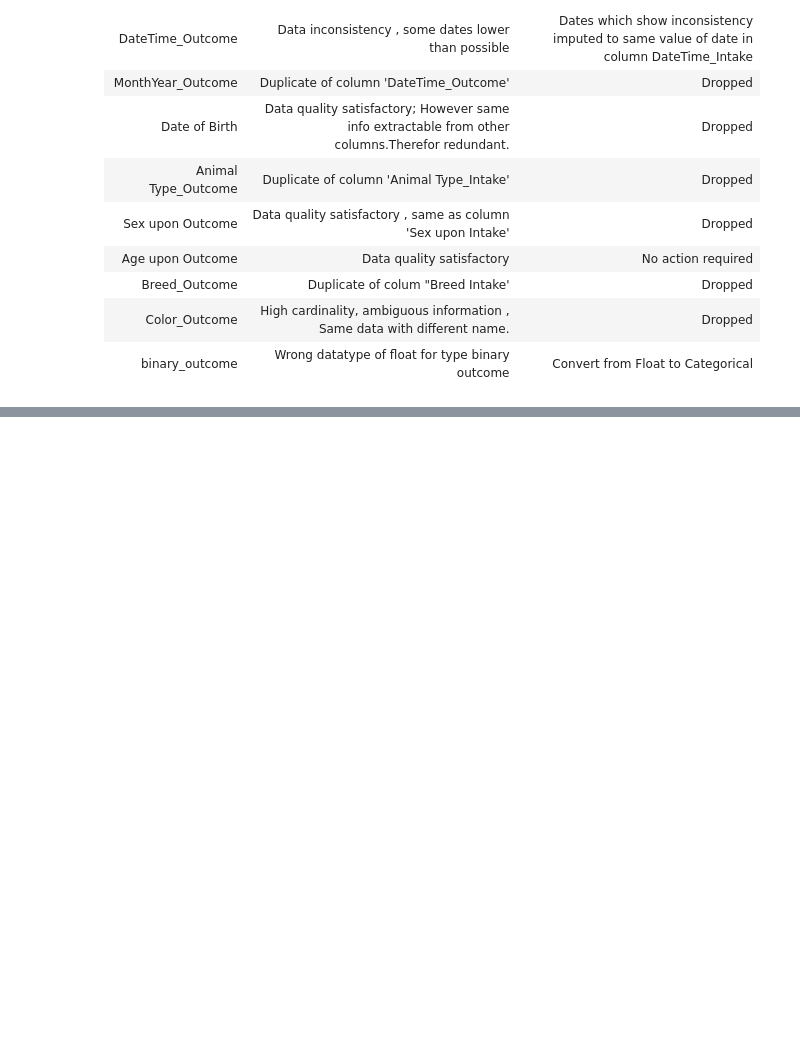
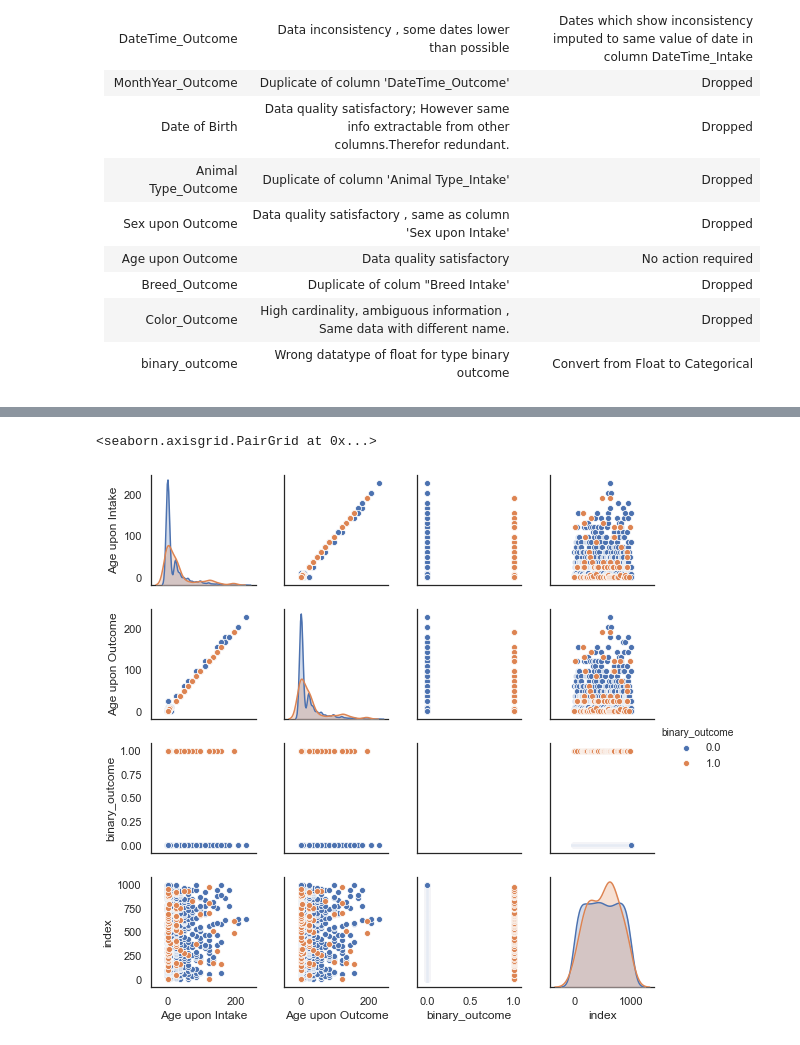
Before and after one commit to sachsom95/Animal-shelter-data-Exploratory-Analysis, a Jupyter notebook: Animal_shelter_data_analysis.ipynb, the cells around one changed output, grey strips where cells are left out. Cells and saved outputs as stored; diff of their text form; code cells hidden in the pictures; blank space fills up the shorter version.

```diff
--- a/Animal_shelter_data_analysis.ipynb
+++ b/Animal_shelter_data_analysis.ipynb
@@ -902,0 +930,5 @@ Doing a box plot on the continious date gives bit more information regarding the
+# %%
+sns.pairplot(df, hue="binary_outcome",size =2)
+# %% [output]
+<seaborn.axisgrid.PairGrid at 0x...>
+[figure, added]
```
Also changed, not shown: parts of 20 cells of this notebook.
